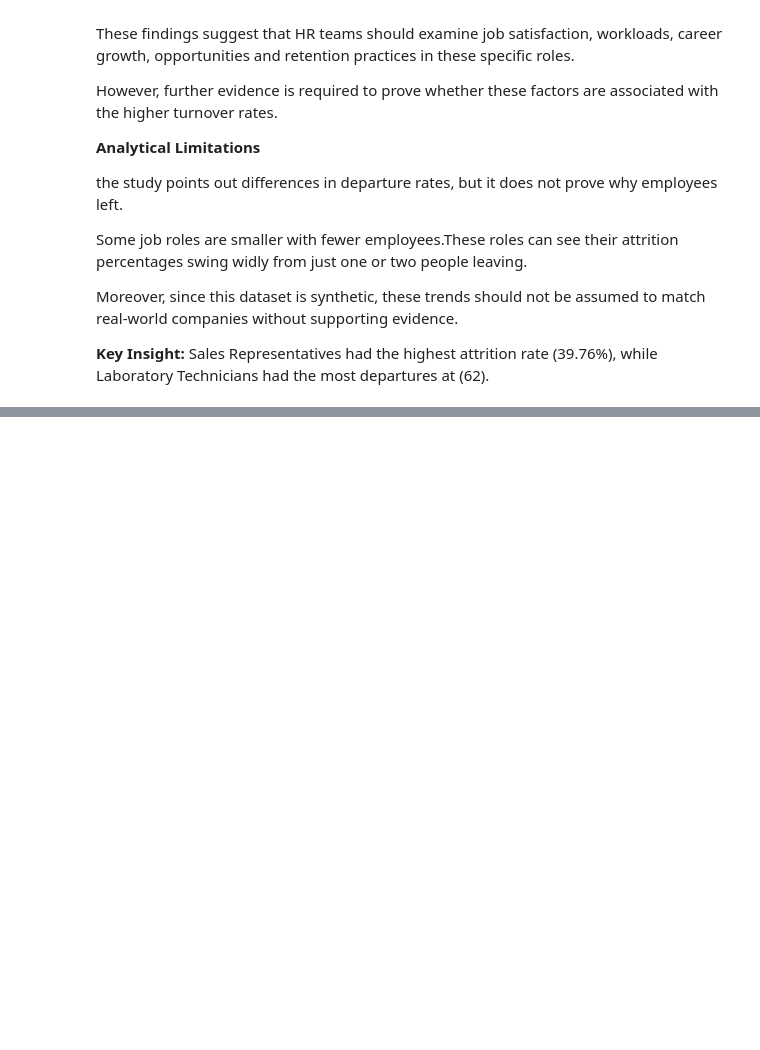
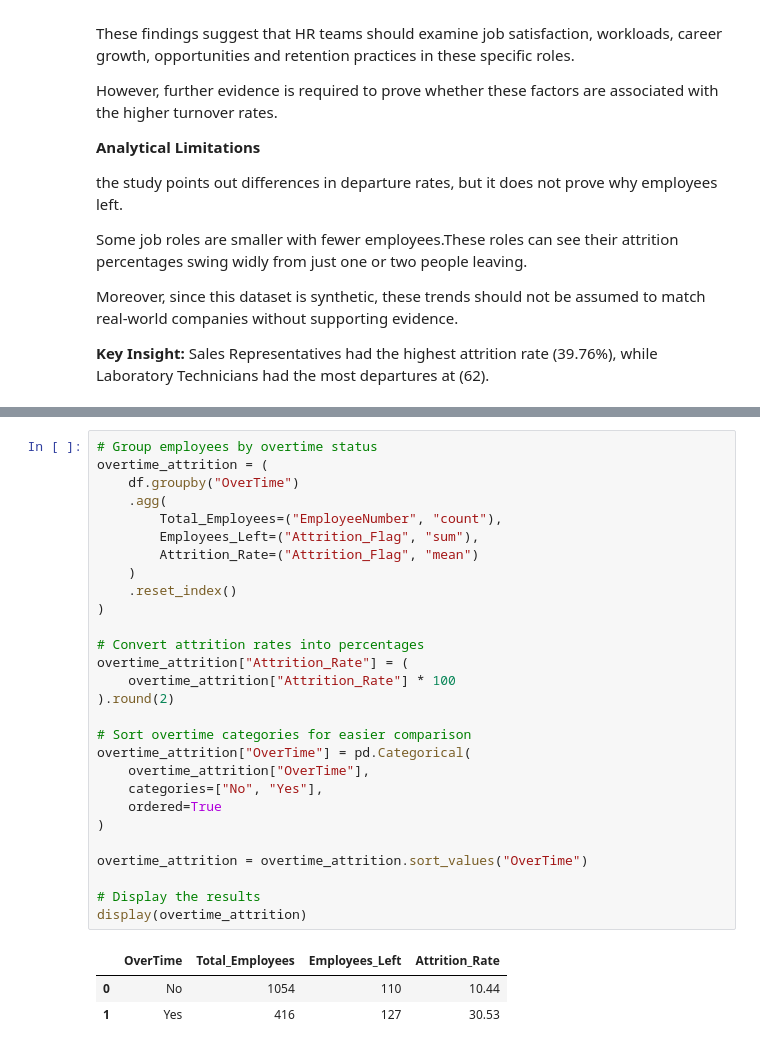
Before and after one commit to Mumtazib01/Employee-Attrition-Analytics, a Jupyter notebook: jupyter_notebooks/jupyter_notebooks/02_Exploratory_Data_Analysis.ipynb, the cells around one changed output, grey strips where cells are left out. Drawn from its saved outputs; the diff is of its cells as text; blank space fills up the shorter version.

```diff
--- a/jupyter_notebooks/jupyter_notebooks/02_Exploratory_Data_Analysis.ipynb
+++ b/jupyter_notebooks/jupyter_notebooks/02_Exploratory_Data_Analysis.ipynb
@@ -453,0 +482,32 @@ Moreover, since this dataset is synthetic, these trends should not be assumed to
+# %%
+# Group employees by overtime status
+overtime_attrition = (
+    df.groupby("OverTime")
+    .agg(
+        Total_Employees=("EmployeeNumber", "count"),
+        Employees_Left=("Attrition_Flag", "sum"),
+        Attrition_Rate=("Attrition_Flag", "mean")
+    )
+    .reset_index()
+)
+
+# Convert attrition rates into percentages
+overtime_attrition["Attrition_Rate"] = (
+    overtime_attrition["Attrition_Rate"] * 100
+).round(2)
+
+# Sort overtime categories for easier comparison
+overtime_attrition["OverTime"] = pd.Categorical(
+    overtime_attrition["OverTime"],
+    categories=["No", "Yes"],
+    ordered=True
+)
+
+overtime_attrition = overtime_attrition.sort_values("OverTime")
+
+# Display the results
+display(overtime_attrition)
+# %% [output]
+|  | OverTime | Total_Employees | Employees_Left | Attrition_Rate |
+| 0 | No | 1054 | 110 | 10.44 |
+| 1 | Yes | 416 | 127 | 30.53 |
```
Also changed, not shown: parts of 4 cells of this notebook.
